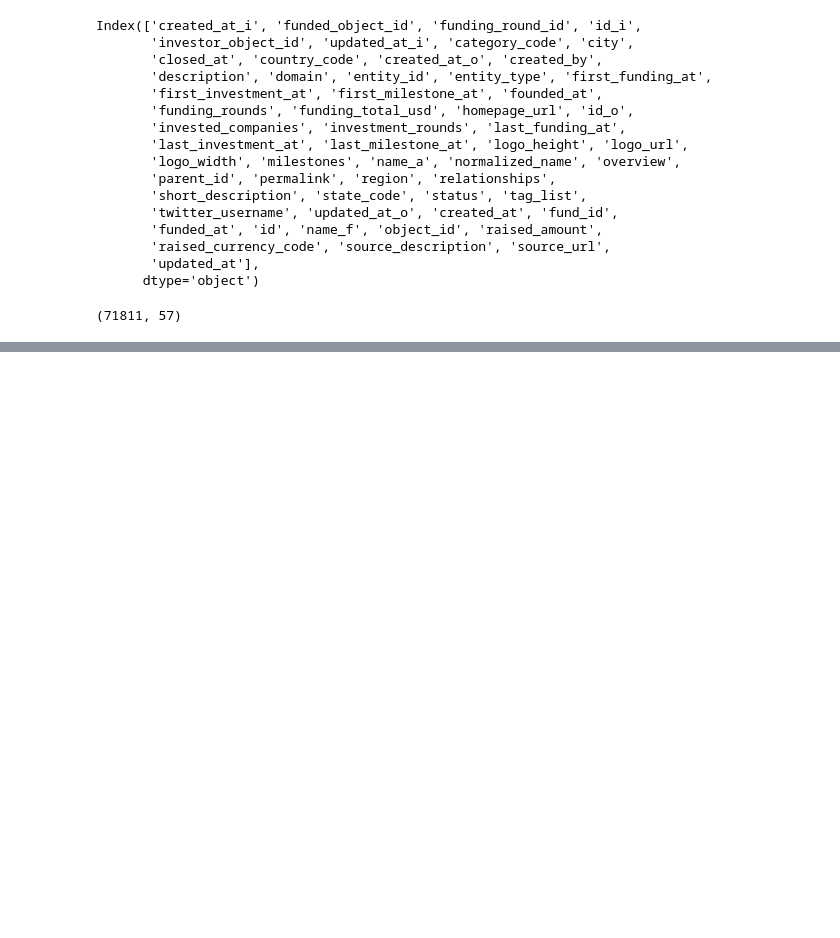
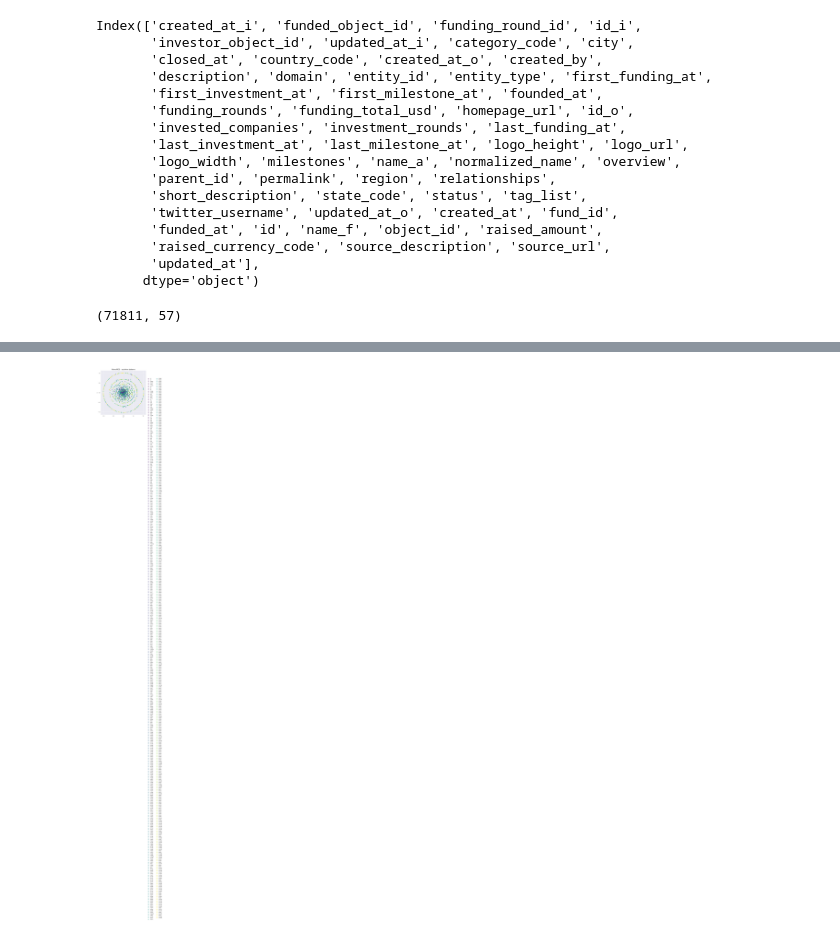
Before and after one commit to berkeley-stat159-f17/project-3-p2-mo-ma-ne, a Jupyter notebook: investors.ipynb, the cells around one changed output, grey strips where cells are left out. Drawn from its saved outputs; the diff is of its cells as text; code cells hidden in the pictures; blank space fills up the shorter version.

```diff
--- a/investors.ipynb
+++ b/investors.ipynb
@@ -143,0 +417,10 @@ a.set_xticklabels(allData_melted.investor_object_id, rotation=90);
+# %%
+#create embed_peu data frame
+embed_peu = pd.DataFrame([])
+embed_peu['x'] = points_euclidean[:, 0]
+embed_peu['y'] = points_euclidean[:, 1]
+embed_peu['investor'] = investors
+# %%
+plot_embedding(embed_peu, 'Naive MDS - euclidean distance', 'fig/mds_naive.png');
+# %% [output]
+[figure, added]
```
Also changed, not shown: parts of 35 cells of this notebook, 2 other files.
